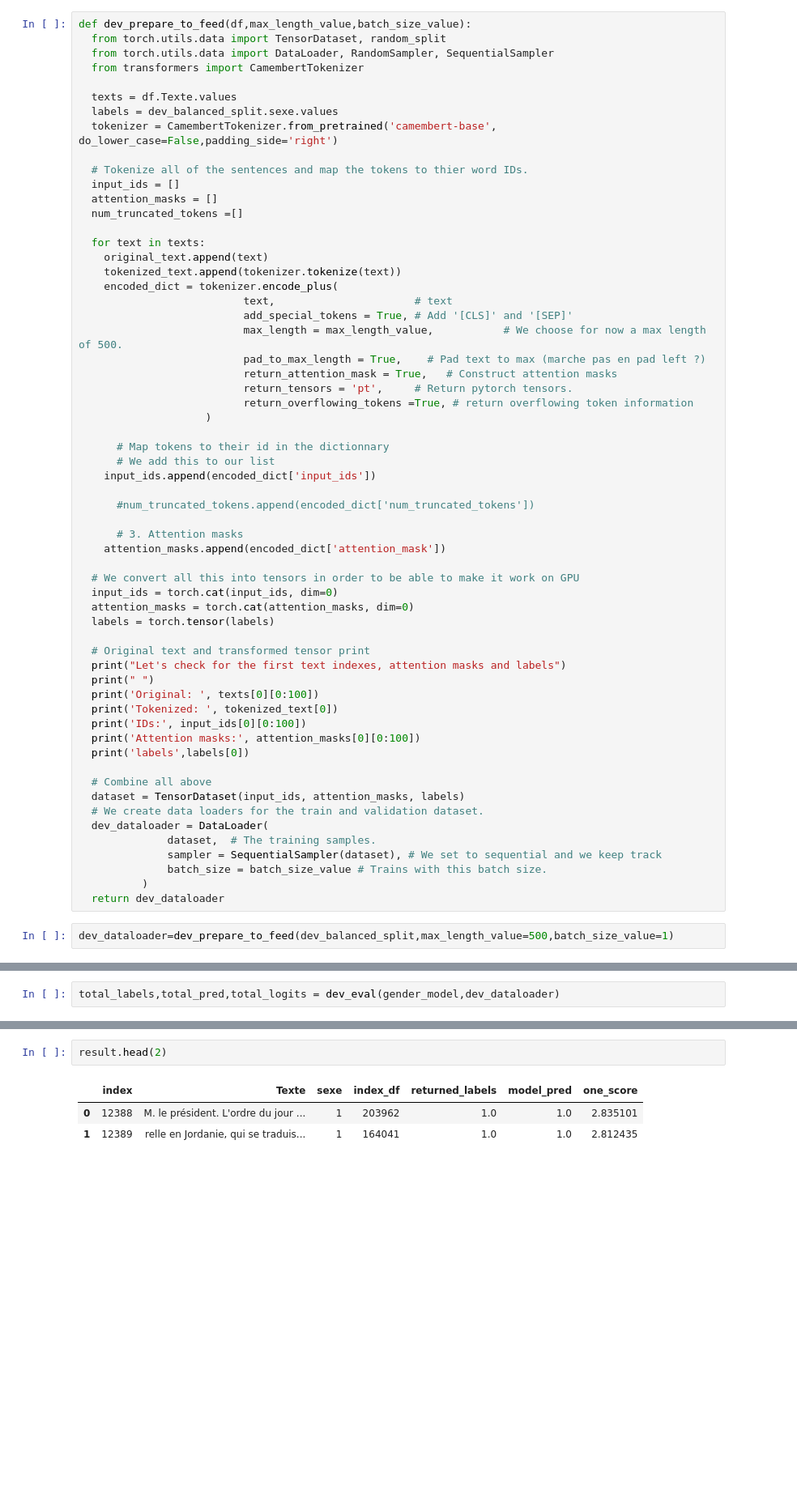
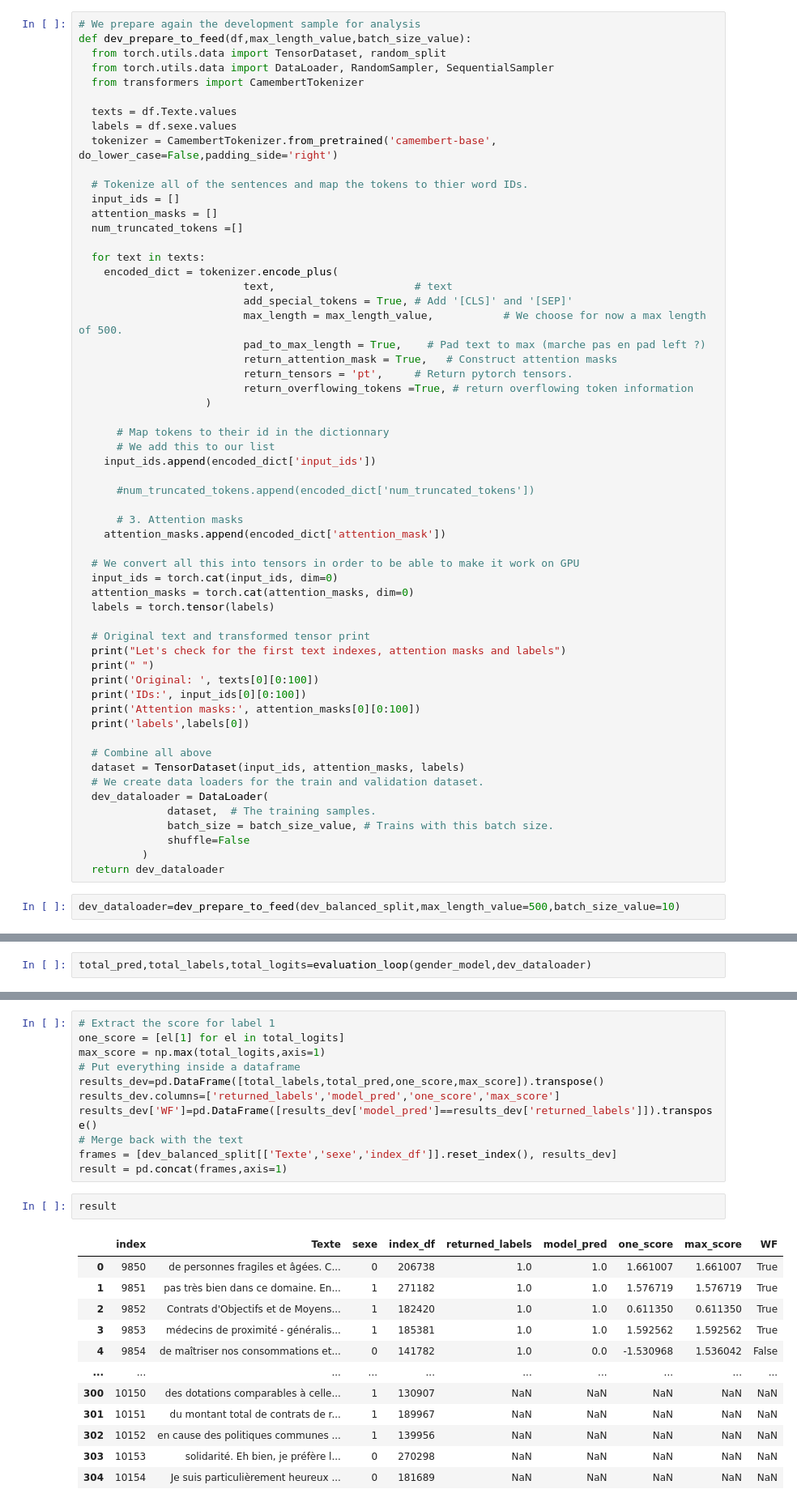
Before and after one commit to cerezamo/NLP_brouillon, a Jupyter notebook: Camembert_v2.ipynb, the cells around one changed output, grey strips where cells are left out. Shown: that part at 81% size. Drawn from its saved outputs; the diff is of its cells as text; blank space fills up the shorter version.

```diff
--- a/Camembert_v2.ipynb
+++ b/Camembert_v2.ipynb
@@ -979,11 +1014,12 @@ We will use our development set we let outside of the analysis to make a qualita
 # %%
+# We prepare again the development sample for analysis
 def dev_prepare_to_feed(df,max_length_value,batch_size_value):
   from torch.utils.data import TensorDataset, random_split
   from torch.utils.data import DataLoader, RandomSampler, SequentialSampler
   from transformers import CamembertTokenizer
 
   texts = df.Texte.values
-  labels = dev_balanced_split.sexe.values
+  labels = df.sexe.values
   tokenizer = CamembertTokenizer.from_pretrained('camembert-base', do_lower_case=False,padding_side='right')
 
   # Tokenize all of the sentences and map the tokens to thier word IDs.
@@ -992,8 +1028,6 @@ def dev_prepare_to_feed(df,max_length_value,batch_size_value):
   num_truncated_tokens =[]
 
   for text in texts:
-    original_text.append(text)
-    tokenized_text.append(tokenizer.tokenize(text))
     encoded_dict = tokenizer.encode_plus(
                           text,                      # text
                           add_special_tokens = True, # Add '[CLS]' and '[SEP]'
@@ -1022,7 +1056,6 @@ def dev_prepare_to_feed(df,max_length_value,batch_size_value):
   print("Let's check for the first text indexes, attention masks and labels")
   print(" ")
   print('Original: ', texts[0][0:100])
-  print('Tokenized: ', tokenized_text[0])
   print('IDs:', input_ids[0][0:100])
   print('Attention masks:', attention_masks[0][0:100])
   print('labels',labels[0])
@@ -1032,12 +1065,12 @@ def dev_prepare_to_feed(df,max_length_value,batch_size_value):
   # We create data loaders for the train and validation dataset.
   dev_dataloader = DataLoader(
               dataset,  # The training samples.
-              sampler = SequentialSampler(dataset), # We set to sequential and we keep track
-              batch_size = batch_size_value # Trains with this batch size.
+              batch_size = batch_size_value, # Trains with this batch size.
+              shuffle=False
           )
   return dev_dataloader
 # %%
-dev_dataloader=dev_prepare_to_feed(dev_balanced_split,max_length_value=500,batch_size_value=1)
+dev_dataloader=dev_prepare_to_feed(dev_balanced_split,max_length_value=500,batch_size_value=10)
 # %% [output]
 Let's check for the first text indexes, attention masks and labels
 
@@ -1099,2 +1142,2 @@ def dev_eval(model,dev_dataloader):
 # %%
-total_labels,total_pred,total_logits = dev_eval(gender_model,dev_dataloader)
+total_pred,total_labels,total_logits=evaluation_loop(gender_model,dev_dataloader)
@@ -1131,6 +1144,26 @@ result = pd.concat(frames,axis=1)
+# %%
+# Extract the score for label 1
+one_score = [el[1] for el in total_logits]
+max_score = np.max(total_logits,axis=1)
+# Put everything inside a dataframe
+results_dev=pd.DataFrame([total_labels,total_pred,one_score,max_score]).transpose()
+results_dev.columns=['returned_labels','model_pred','one_score','max_score']
+results_dev['WF']=pd.DataFrame([results_dev['model_pred']==results_dev['returned_labels']]).transpose()
+# Merge back with the text
+frames = [dev_balanced_split[['Texte','sexe','index_df']].reset_index(), results_dev]
+result = pd.concat(frames,axis=1)
 # %%
-result.head(2)
+result
 # %% [output]
-|  | index | Texte | sexe | index_df | returned_labels | model_pred | one_score |
-| 0 | 12388 | M. le président. L'ordre du jour ... | 1 | 203962 | 1.0 | 1.0 | 2.835101 |
-| 1 | 12389 | relle en Jordanie, qui se traduis... | 1 | 164041 | 1.0 | 1.0 | 2.812435 |
+|  | index | Texte | sexe | index_df | returned_labels | model_pred | one_score | max_score | WF |
+| 0 | 9850 | de personnes fragiles et âgées. C... | 0 | 206738 | 1.0 | 1.0 | 1.661007 | 1.661007 | True |
+| 1 | 9851 | pas très bien dans ce domaine. En... | 1 | 271182 | 1.0 | 1.0 | 1.576719 | 1.576719 | True |
+| 2 | 9852 | Contrats d'Objectifs et de Moyens... | 1 | 182420 | 1.0 | 1.0 | 0.611350 | 0.611350 | True |
+| 3 | 9853 | médecins de proximité - généralis... | 1 | 185381 | 1.0 | 1.0 | 1.592562 | 1.592562 | True |
+| 4 | 9854 | de maîtriser nos consommations et... | 0 | 141782 | 1.0 | 0.0 | -1.530968 | 1.536042 | False |
+| ... | ... | ... | ... | ... | ... | ... | ... | ... | ... |
+| 300 | 10150 | des dotations comparables à celle... | 1 | 130907 | NaN | NaN | NaN | NaN | NaN |
+| 301 | 10151 | du montant total de contrats de r... | 1 | 189967 | NaN | NaN | NaN | NaN | NaN |
+| 302 | 10152 | en cause des politiques communes ... | 1 | 139956 | NaN | NaN | NaN | NaN | NaN |
+| 303 | 10153 | solidarité. Eh bien, je préfère l... | 0 | 270298 | NaN | NaN | NaN | NaN | NaN |
+| 304 | 10154 | Je suis particulièrement heureux ... | 0 | 181689 | NaN | NaN | NaN | NaN | NaN |
```
Also changed, not shown: parts of 49 cells of this notebook.
